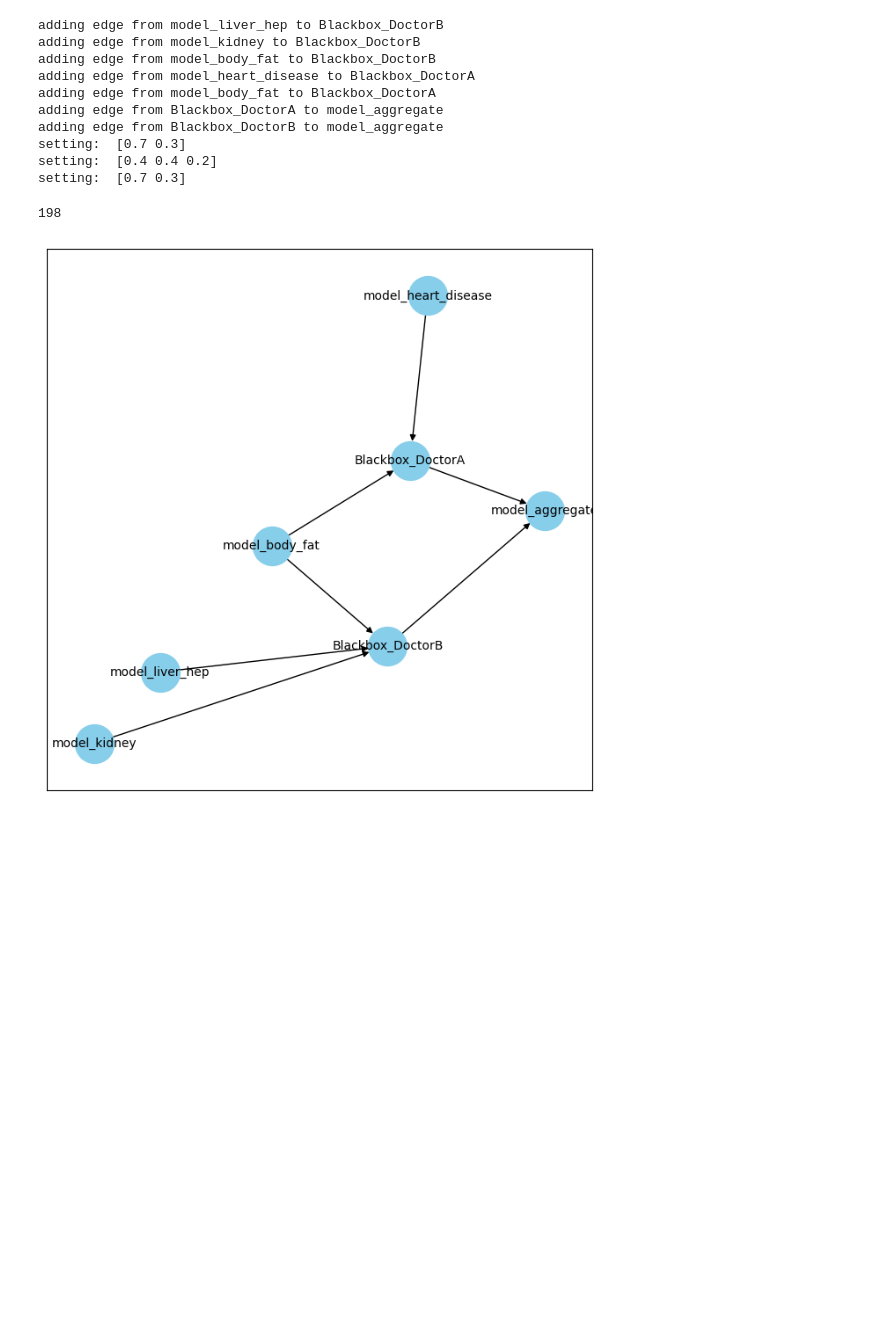
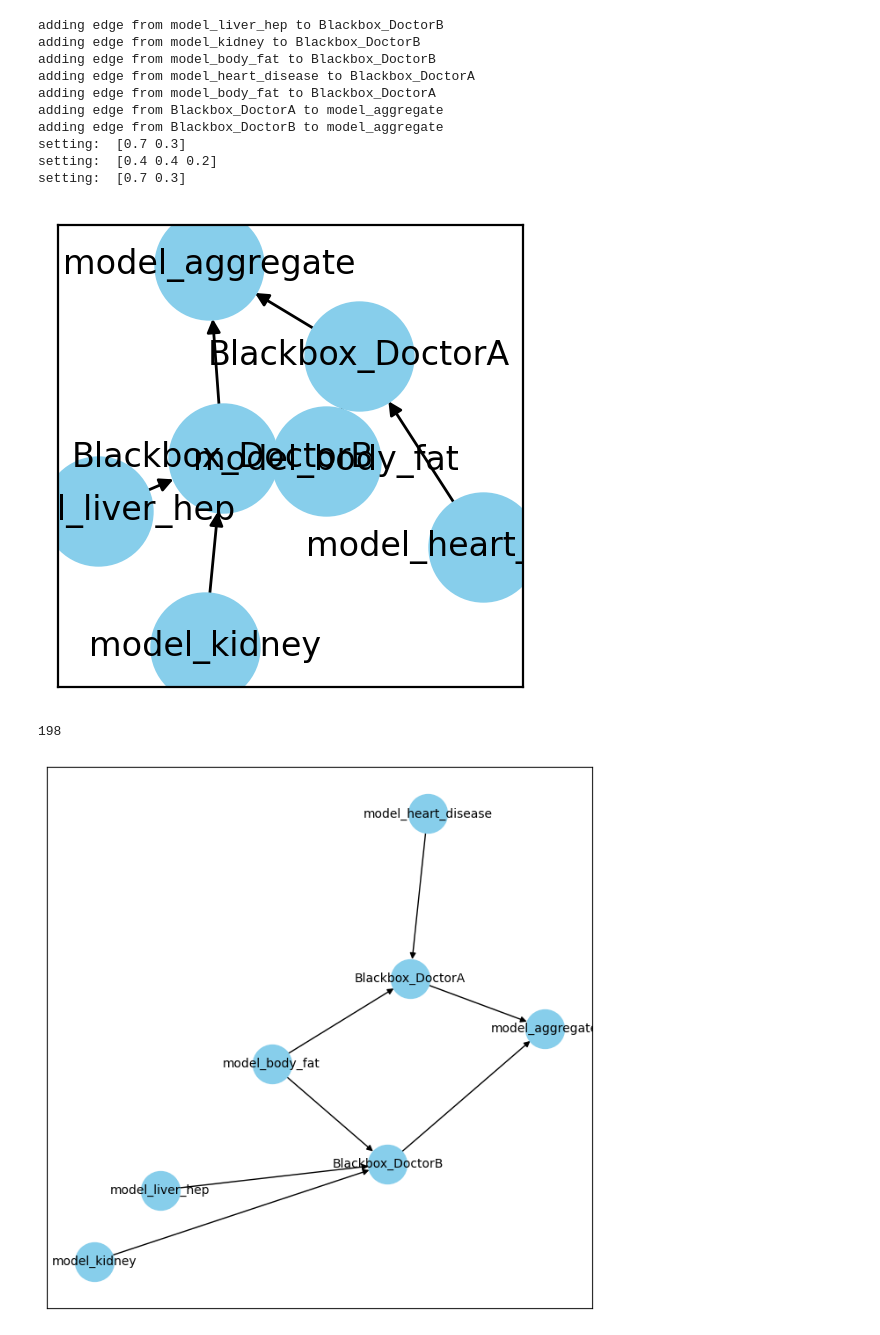
Before and after one commit to chenzhiliang94/AutoAI, a Jupyter notebook: Updated BO Healthcare.ipynb, the cells around one changed output. Saved outputs shown, nothing was run; the diff lists cells and outputs as text; code cells hidden in the pictures; blank space fills up the shorter version.

```diff
--- a/Updated BO Healthcare.ipynb
+++ b/Updated BO Healthcare.ipynb
@@ -78,21 +78,25 @@ def create_healthcare_system(param, noise=0.5, seed=11):
 # %%
 data_generation_seed = 3
 noise_perturb = -1
 noise_std = 0.5
 dg_healthcare = create_healthcare_system(ground_truth_param_mnist, noise_perturb, data_generation_seed)
 dg_healthcare.to_perturb = True
 dg_healthcare.noise_std = noise_std
+plt.figure(figsize=(3, 3), dpi=200)
+nx.draw_networkx(dg_healthcare, node_size=1500, node_color="skyblue")
+plt.show()
 # %% [output]
 adding edge from model_liver_hep to Blackbox_DoctorB
 adding edge from model_kidney to Blackbox_DoctorB
 adding edge from model_body_fat to Blackbox_DoctorB
 adding edge from model_heart_disease to Blackbox_DoctorA
 adding edge from model_body_fat to Blackbox_DoctorA
 adding edge from Blackbox_DoctorA to model_aggregate
 adding edge from Blackbox_DoctorB to model_aggregate
 setting:  [0.7 0.3]
 setting:  [0.4 0.4 0.2]
 setting:  [0.7 0.3]
+[figure, added]
 # %%
 len(dg_healthcare.get_all_params()[1])
 # %% [output]
```
Also changed, not shown: 13 other files.
